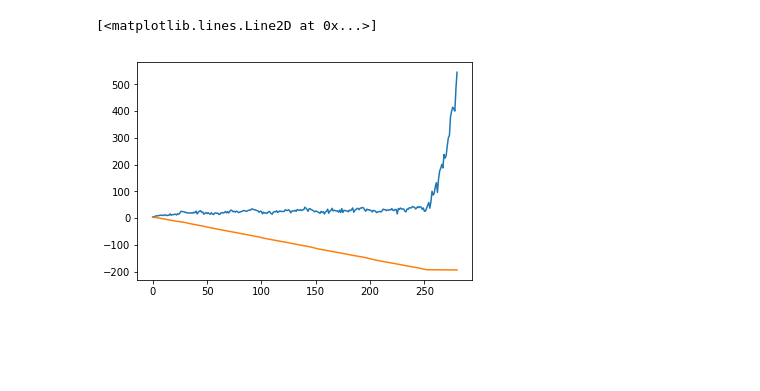
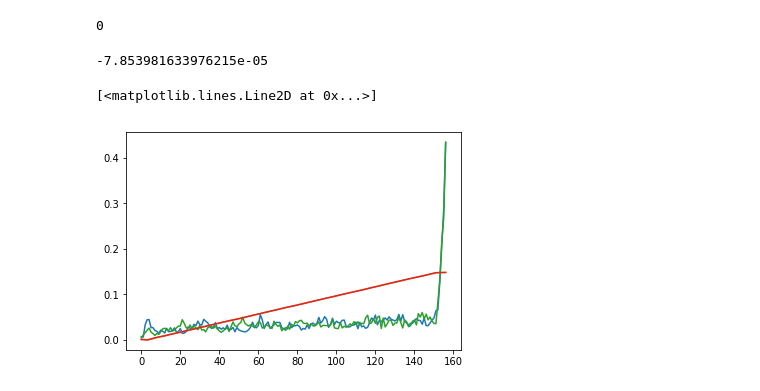
Before and after one commit to dimitriSchreiber/robotPathPlanning, a Jupyter notebook: kinematics_controls/notebooks/hydraulicProfiling.ipynb, the cells around one changed output. Drawn from its saved outputs; the diff is of its cells as text; code cells hidden in the pictures; blank space fills up the shorter version.

```diff
--- a/kinematics_controls/notebooks/hydraulicProfiling.ipynb
+++ b/kinematics_controls/notebooks/hydraulicProfiling.ipynb
@@ -89,10 +31,58 @@ for i in range(trajectory.shape[1]):
-# %%
-currents_mA = np.array(currents_mA)
-motor_counts = np.array(motor_counts)
-plt.plot(currents_mA)
-plt.plot(motor_counts[:,7] / 50)
-# %% [output]
-[<matplotlib.lines.Line2D at 0x...>]
-[figure, removed]
+# %%
+setpoints = np.ones(8)*3.14/8
+velocity = np.ones(8)*2.14
+dt = 0.005
+runtime = 1
+num_elements = int(runtime/dt)
+frequency = 0.5
+
+motors.run_trajectory(setpoints, velocity)
+motors.run_trajectory(np.zeros(8), velocity)
+# %% [output]
+0
+# %%
+setpoint = np.zeros(8)
+currents_left = []
+counts_left = []
+while motors.avg_current < 0.45:
+    setpoint = setpoint + 0.01
+    currents_left.append(motors.avg_current)
+    counts_left.append(motors.get_motors_position_radians())
+    motors.command_motors_radians(setpoint)
+    time.sleep(0.01)
+zero_left = motors.get_motors_position_radians()
+
+motors.run_trajectory(np.zeros(8), velocity)
+
+setpoint = np.zeros(8)
+currents_right = []
+counts_right = []
+while motors.avg_current < 0.45:
+    setpoint = setpoint - 0.01
+    currents_right.append(motors.avg_current)
+    counts_right.append(motors.get_motors_position_radians())
+    motors.command_motors_radians(setpoint)
+    time.sleep(0.01)
+zero_right = motors.get_motors_position_radians()
+
+motor_zero_new = (zero_right[7] + zero_left[7])/2
+motors.zero_motors_radians(7, motor_zero_new)
+
+motors.run_trajectory(np.zeros(8), velocity)
+print(motor_zero_new)
+# %% [output]
+-7.853981633976215e-05
+# %%
+currents_left = np.array(currents_left)
+counts_left = np.array(counts_left)
+currents_right = np.array(currents_right)
+counts_right = np.array(counts_right)
+plt.plot(currents_left)
+plt.plot(np.abs(counts_left[:,7])/10)
+plt.plot(currents_right)
+plt.plot(np.abs(counts_right[:,7])/10)
+# %% [output]
+[<matplotlib.lines.Line2D at 0x...>]
+[figure, added]
 # %%
 dt = 0.005
```
Also changed, not shown: parts of 10 cells of this notebook, 4 other files.
